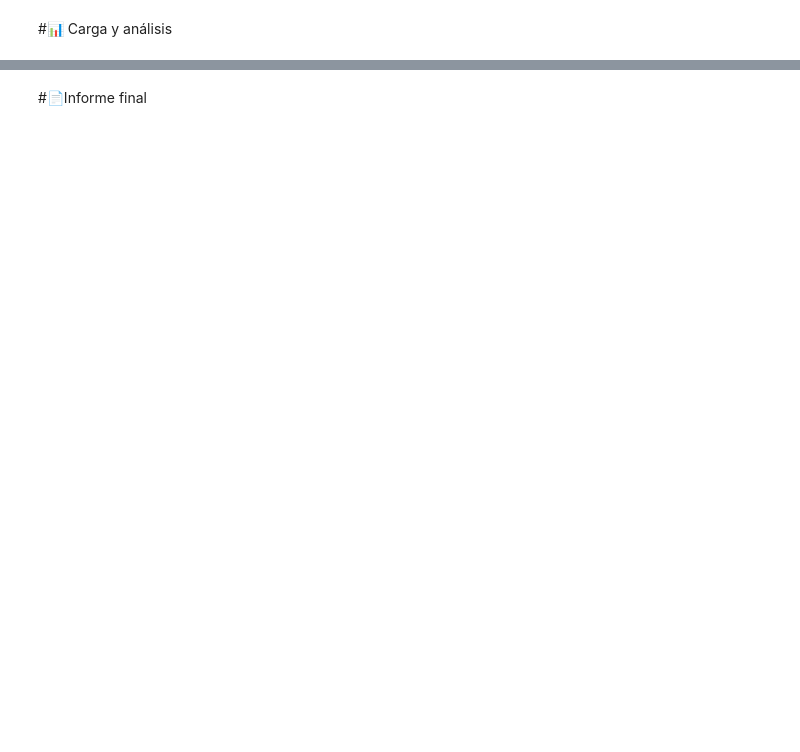
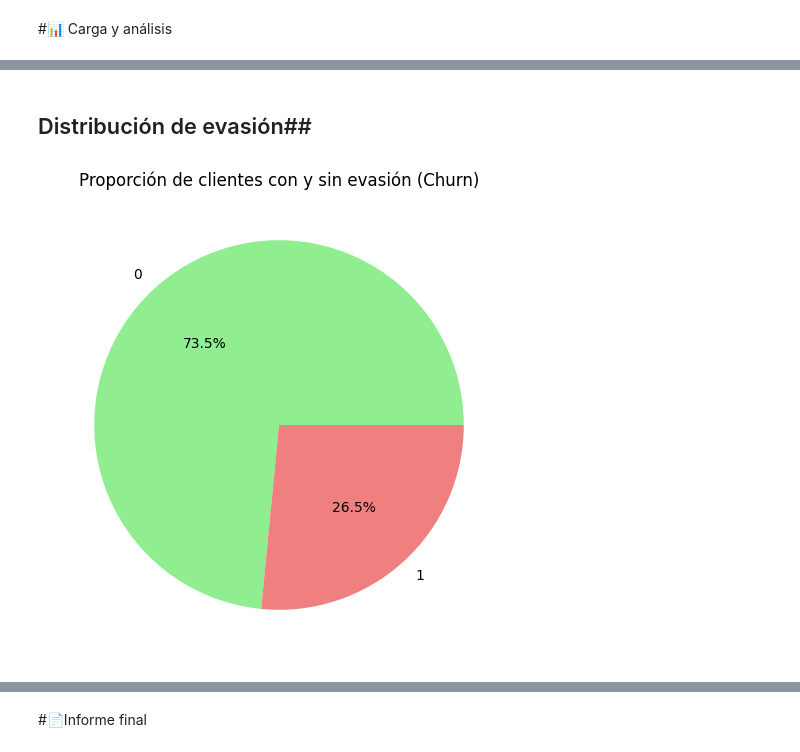
Before and after one commit to AlejosH3/challenge2-data-science-LATAM, a Jupyter notebook: TelecomX_LATAM.ipynb, the cells around one changed output, grey strips where cells are left out. Saved outputs shown, nothing was run; the diff lists cells and outputs as text; code cells hidden in the pictures; blank space fills up the shorter version.

```diff
--- a/TelecomX_LATAM.ipynb
+++ b/TelecomX_LATAM.ipynb
@@ -20,0 +62,7 @@ display(df.head())
+# %%
+df = df[df['Churn'].isin(['Yes', 'No'])].copy()
+df['Churn'] = df['Churn'].map({'No': 0, 'Yes': 1})
+df['account.Charges.Total'] = pd.to_numeric(df['account.Charges.Total'], errors='coerce')
+df.drop(columns=['customerID'], inplace=True)
+df = pd.get_dummies(df, drop_first=True)
+display(df.head())
@@ -20,0 +77,3 @@ display(df.head())
+# %%
+df['Cuentas_Diarias'] = df['account.Charges.Monthly'] / 30
+display(df.head())
@@ -22,0 +104,13 @@ display(df.head())
+# %% [markdown]
+## Distribución de evasión##
+# %%
+# Contar las categorías
+churn_counts = df['Churn'].value_counts()
+
+# Gráfico de pastel
+plt.figure(figsize=(6,6))
+plt.pie(churn_counts, labels=churn_counts.index, autopct='%1.1f%%', colors=['lightgreen', 'lightcoral'])
+plt.title("Proporción de clientes con y sin evasión (Churn)")
+plt.show()
+# %% [output]
+[figure, added]
```
Also changed, not shown: parts of 12 cells of this notebook.
